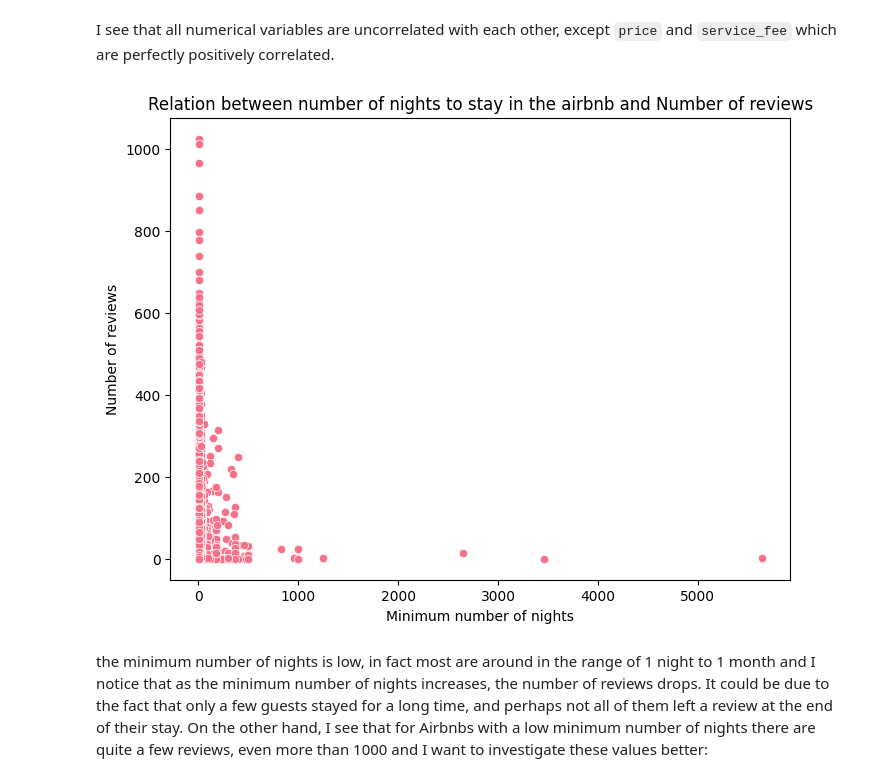
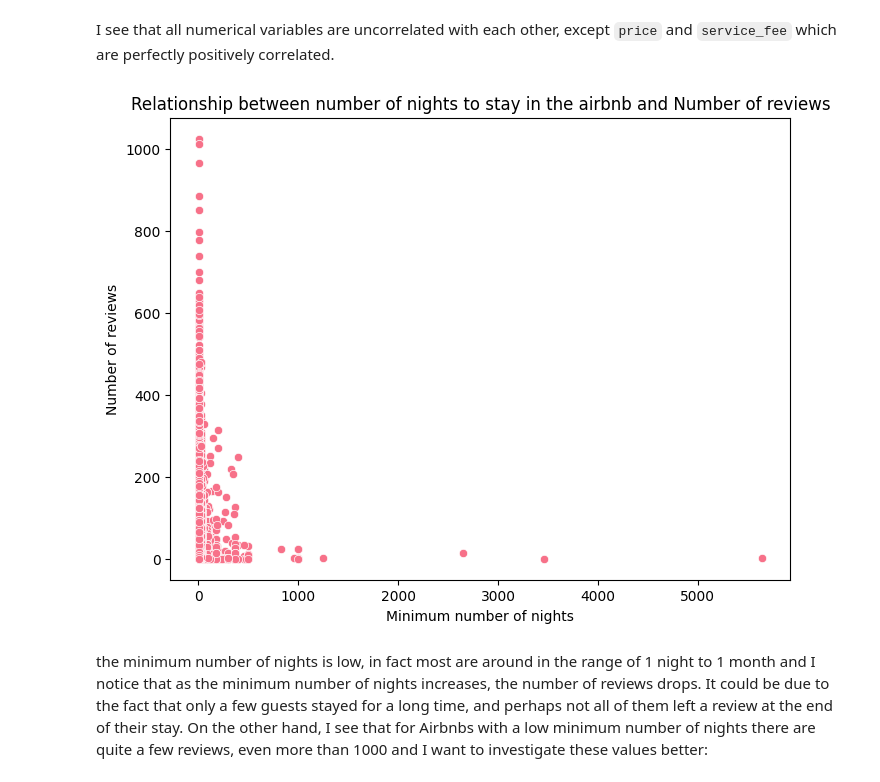
Before and after one commit to AnnaBicelli/Airbnb_Open_Data_project, a Jupyter notebook: Airbnb_Project.ipynb, the cells around one changed output. Cells and saved outputs as stored; diff of their text form; code cells hidden in the pictures.

```diff
--- a/Airbnb_Project.ipynb
+++ b/Airbnb_Project.ipynb
@@ -275,7 +275,7 @@ dtype: int64
 # %% [markdown]
 I remove the dollar sign $ and the commas in the `price` and `service fee` columns and transform them from object to float:
 # %%
-airbnb_df.price = airbnb_df.price.replace({'\$': '', ',': ''}, regex=True).astype(float)
+airbnb_df.price = airbnb_df.price.replace({'$': '', ',': ''}, regex=True).astype(float)
 airbnb_df.price
 # %% [output]
 0          966.0
@@ -293,5 +293,5 @@ Name: price, Length: 102599, dtype: float64
 # %%
-airbnb_df.service_fee = airbnb_df.service_fee.replace({'\$': '', ',': ''}, regex=True).astype(float)
+airbnb_df.service_fee = airbnb_df.service_fee.replace({'$': '', ',': ''}, regex=True).astype(float)
 airbnb_df.service_fee
 # %% [output]
 0         193.0
@@ -375,28 +375,28 @@ Based on these information:<br>
 - **drop** the NaN values in the columns `price` and `service_fee`.
 # %%
 lat_mean = airbnb_df['lat'].mean()
-airbnb_df['lat'].fillna(lat_mean, inplace=True)
+airbnb_df['lat'] = airbnb_df['lat'].fillna(lat_mean)
 
 long_mean = airbnb_df['long'].mean()
-airbnb_df['long'].fillna(long_mean, inplace=True)
+airbnb_df['long'] = airbnb_df['long'].fillna(long_mean)
 
 construction_year_mean = airbnb_df['construction_year'].mean()
-airbnb_df['construction_year'].fillna(construction_year_mean, inplace=True)
+airbnb_df['construction_year'] = airbnb_df['construction_year'].fillna(construction_year_mean)
 
 minimum_nights_mean = airbnb_df['minimum_nights'].mean()
-airbnb_df['minimum_nights'].fillna(minimum_nights_mean, inplace=True)
+airbnb_df['minimum_nights'] = airbnb_df['minimum_nights'].fillna(minimum_nights_mean)
 
 number_of_reviews_mean = airbnb_df['number_of_reviews'].mean()
-airbnb_df['number_of_reviews'].fillna(number_of_reviews_mean, inplace=True)
+airbnb_df['number_of_reviews'] = airbnb_df['number_of_reviews'].fillna(number_of_reviews_mean)
 
 review_rate_number_mean = airbnb_df['review_rate_number'].mean()
-airbnb_df['review_rate_number'].fillna(review_rate_number_mean, inplace=True)
+airbnb_df['review_rate_number'] = airbnb_df['review_rate_number'].fillna(review_rate_number_mean)
 
 calculated_host_listings_count_mean = airbnb_df['calculated_host_listings_count'].mean()
-airbnb_df['calculated_host_listings_count'].fillna(calculated_host_listings_count_mean, inplace=True)
+airbnb_df['calculated_host_listings_count'] = airbnb_df['calculated_host_listings_count'].fillna(calculated_host_listings_count_mean)
 
 availability_365_mean = airbnb_df['availability_365'].mean()
-airbnb_df['availability_365'].fillna(availability_365_mean, inplace=True)
+airbnb_df['availability_365'] = airbnb_df['availability_365'].fillna(availability_365_mean)
 # %%
 airbnb_df.drop(columns = [ "reviews_per_month"], axis=1, inplace = True)
 # %%
@@ -460,34 +460,34 @@ I decide to:
 - **replace** the null values related to *object* variables with the **mode** that is the value that occurs the most in the variable, so it doesn't change the distribution a lot
 # %%
 name_mode = airbnb_df['name'].mode()[0]
-airbnb_df['name'].fillna(name_mode, inplace=True)
+airbnb_df['name'] = airbnb_df['name'].fillna(name_mode)
 
 host_identity_verified_mode = airbnb_df['host_identity_verified'].mode()[0]
-airbnb_df['host_identity_verified'].fillna(host_identity_verified_mode, inplace=True)
+airbnb_df['host_identity_verified'].fillna(host_identity_verified_mode)
 
 host_name_mode = airbnb_df['host_name'].mode()[0]
-airbnb_df['host_name'].fillna(host_name_mode, inplace=True)
+airbnb_df['host_name'] = airbnb_df['host_name'].fillna(host_name_mode)
 
 neighbourhood_group_mode = airbnb_df['neighbourhood_group'].mode()[0]
-airbnb_df['neighbourhood_group'].fillna(neighbourhood_group_mode, inplace=True)
+airbnb_df['neighbourhood_group'] = airbnb_df['neighbourhood_group'].fillna(neighbourhood_group_mode)
 
 neighbourhood_mode = airbnb_df['neighbourhood'].mode()[0]
-airbnb_df['neighbourhood'].fillna(neighbourhood_mode, inplace=True)
+airbnb_df['neighbourhood'] = airbnb_df['neighbourhood'].fillna(neighbourhood_mode)
 
 country_mode = airbnb_df['country'].mode()[0]
-airbnb_df['country'].fillna(country_mode, inplace=True)
+airbnb_df['country'] = airbnb_df['country'].fillna(country_mode)
 
 country_code_mode = airbnb_df['country_code'].mode()[0]
-airbnb_df['country_code'].fillna(country_code_mode, inplace=True)
+airbnb_df['country_code'] = airbnb_df['country_code'].fillna(country_code_mode)
 
 instant_bookable_mode = airbnb_df['instant_bookable'].mode()[0]
-airbnb_df['instant_bookable'].fillna(instant_bookable_mode, inplace=True)
+airbnb_df['instant_bookable'] = airbnb_df['instant_bookable'].fillna(instant_bookable_mode)
 
 cancellation_policy_mode = airbnb_df['cancellation_policy'].mode()[0]
-airbnb_df['cancellation_policy'].fillna(cancellation_policy_mode, inplace=True)
+airbnb_df['cancellation_policy'] = airbnb_df['cancellation_policy'].fillna(cancellation_policy_mode)
 
 room_type_mode = airbnb_df['room_type'].mode()[0]
-airbnb_df['room_type'].fillna(room_type_mode, inplace=True)
+airbnb_df['room_type'] = airbnb_df['room_type'].fillna(room_type_mode)
 # %%
 airbnb_df.drop(columns = ["license","house_rules", "last_review"], axis=1, inplace = True)
 # %%
@@ -837,13 +837,13 @@ I see that all numerical variables are uncorrelated with each other, except `pri
 # %%
 plt.figure(figsize=(8, 6))
 sns.set_palette("husl")
 sns.scatterplot(data=airbnb_df, x='minimum_nights', y='number_of_reviews')
 plt.xlabel('Minimum number of nights')
 plt.ylabel('Number of reviews')
-plt.title('Relation between number of nights to stay in the airbnb and Number of reviews')
+plt.title('Relationship between number of nights to stay in the airbnb and Number of reviews')
 plt.show()
 # %% [output]
-[figure, old version]
+[figure, new version]
 # %% [markdown]
 the minimum number of nights is low, in fact most are around in the range of 1 night to 1 month and I notice that as the minimum number of nights increases, the number of reviews drops. It could be due to the fact that only a few guests stayed for a long time, and perhaps not all of them left a review at the end of their stay. On the other hand, I see that for Airbnbs with a low minimum number of nights there are quite a few reviews, even more than 1000 and I want to investigate these values better:
 # %%
```
Also changed, not shown: parts of 69 cells of this notebook.
